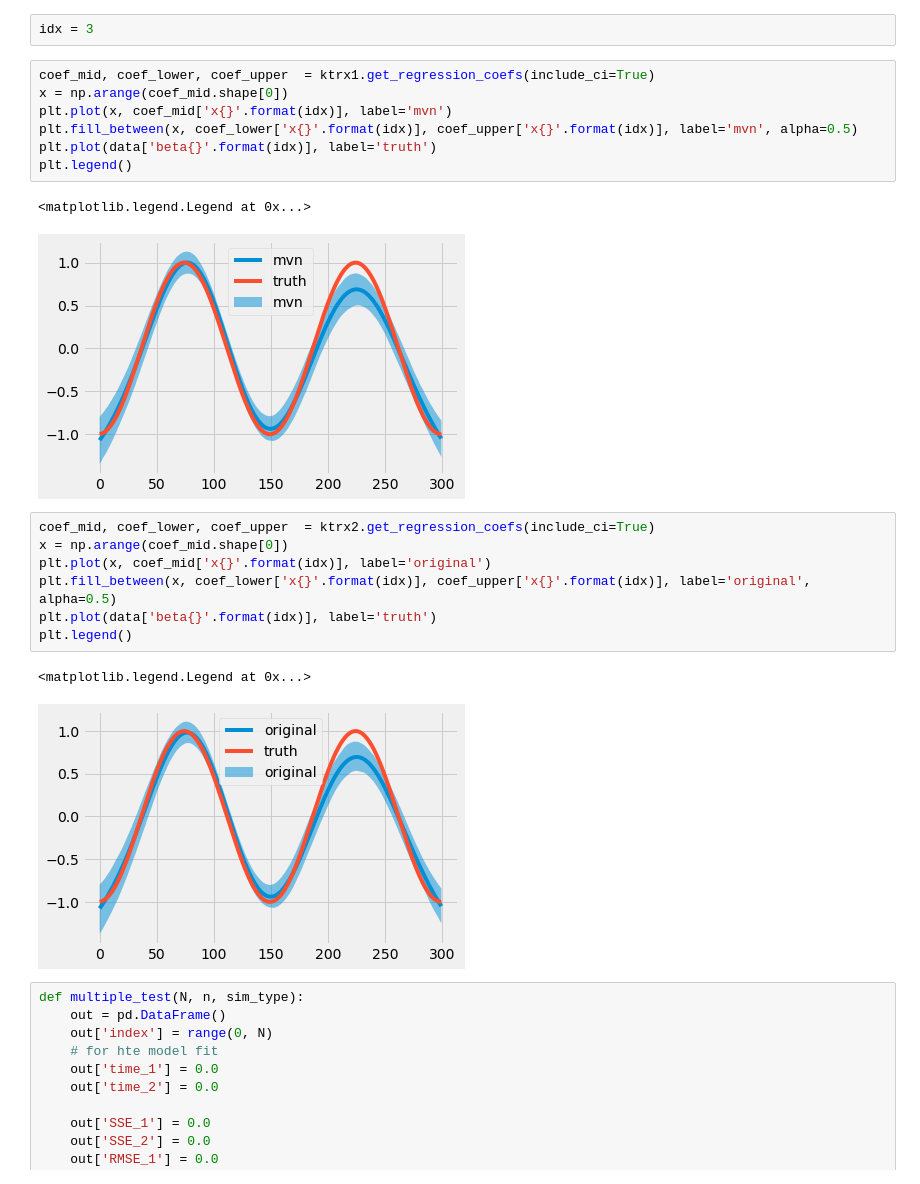
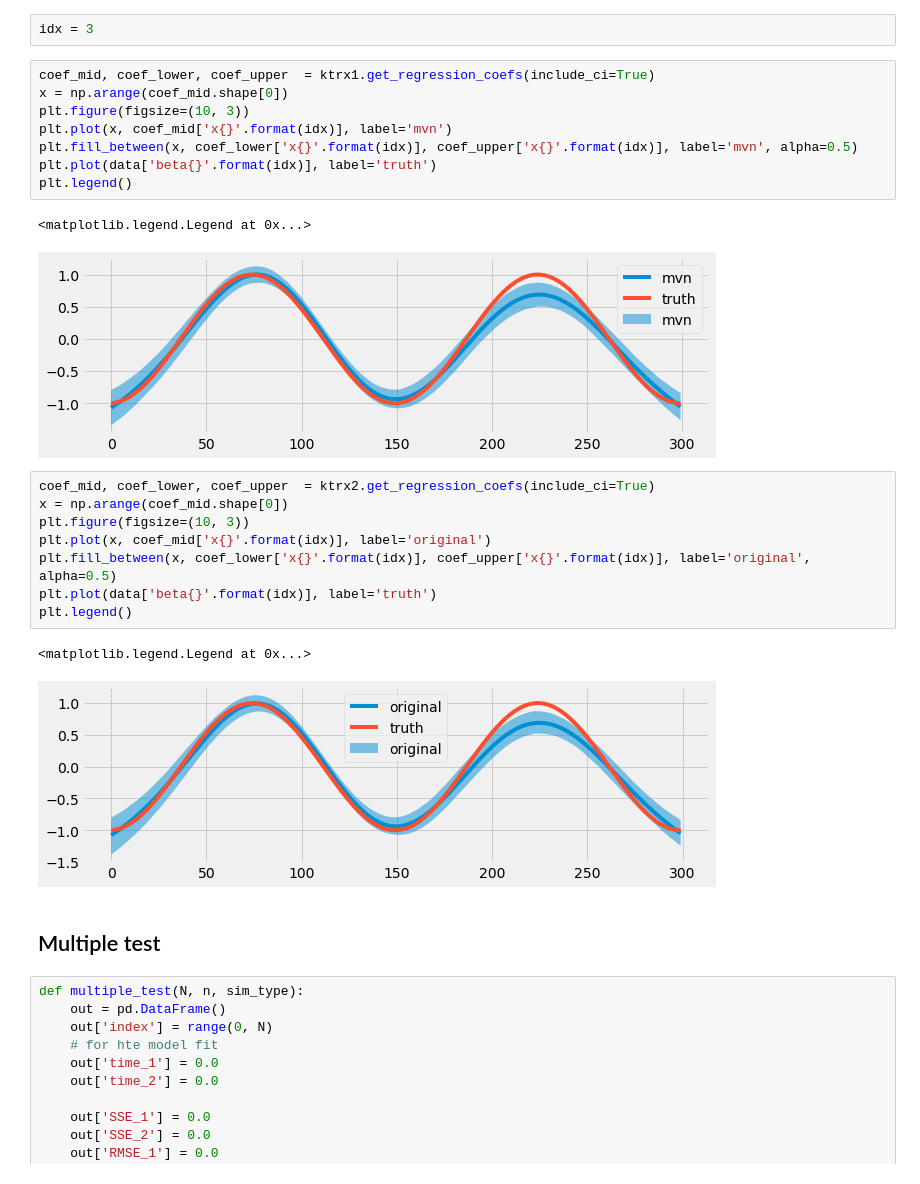
Before and after one commit to uber/orbit, a Jupyter notebook: examples/ktrx_simulation.ipynb, the cells around one changed output. Saved outputs shown, nothing was run; the diff lists cells and outputs as text.

```diff
--- a/examples/ktrx_simulation.ipynb
+++ b/examples/ktrx_simulation.ipynb
@@ -210,23 +210,27 @@ idx = 3
 # %%
 coef_mid, coef_lower, coef_upper  = ktrx1.get_regression_coefs(include_ci=True)
 x = np.arange(coef_mid.shape[0])
+plt.figure(figsize=(10, 3))
 plt.plot(x, coef_mid['x{}'.format(idx)], label='mvn')
 plt.fill_between(x, coef_lower['x{}'.format(idx)], coef_upper['x{}'.format(idx)], label='mvn', alpha=0.5)
 plt.plot(data['beta{}'.format(idx)], label='truth')
 plt.legend()
 # %% [output]
 <matplotlib.legend.Legend at 0x...>
-[figure, old version]
+[figure, new version]
 # %%
 coef_mid, coef_lower, coef_upper  = ktrx2.get_regression_coefs(include_ci=True)
 x = np.arange(coef_mid.shape[0])
+plt.figure(figsize=(10, 3))
 plt.plot(x, coef_mid['x{}'.format(idx)], label='original')
 plt.fill_between(x, coef_lower['x{}'.format(idx)], coef_upper['x{}'.format(idx)], label='original', alpha=0.5)
 plt.plot(data['beta{}'.format(idx)], label='truth')
 plt.legend()
 # %% [output]
 <matplotlib.legend.Legend at 0x...>
-[figure, old version]
+[figure, new version]
+# %% [markdown]
+## Multiple test
 # %%
 def multiple_test(N, n, sim_type):
     out = pd.DataFrame()
```
Also changed, not shown: parts of 9 cells of this notebook, 1 other file.
